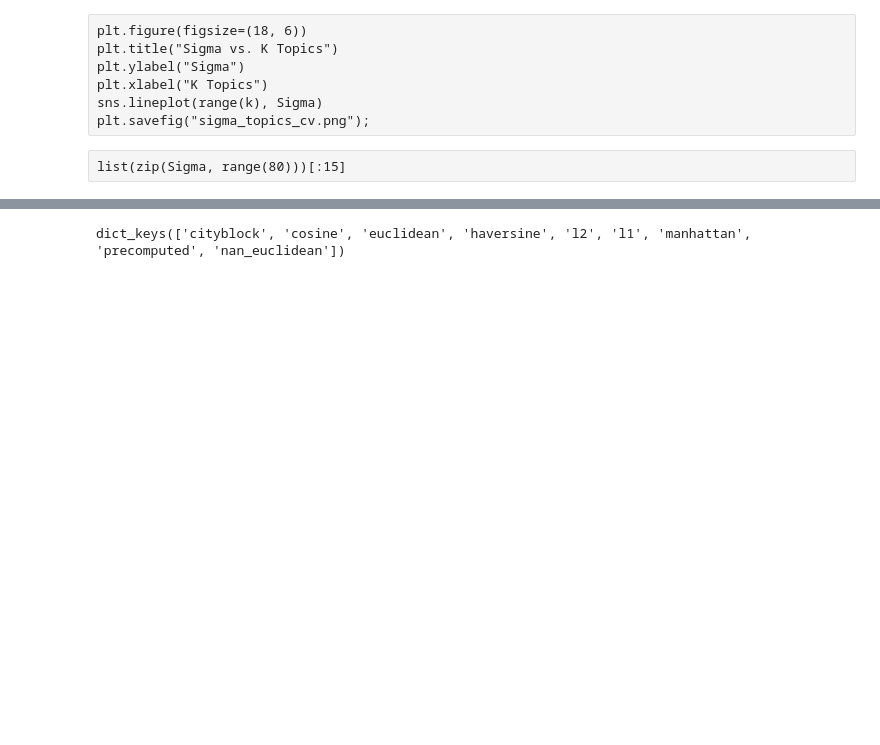
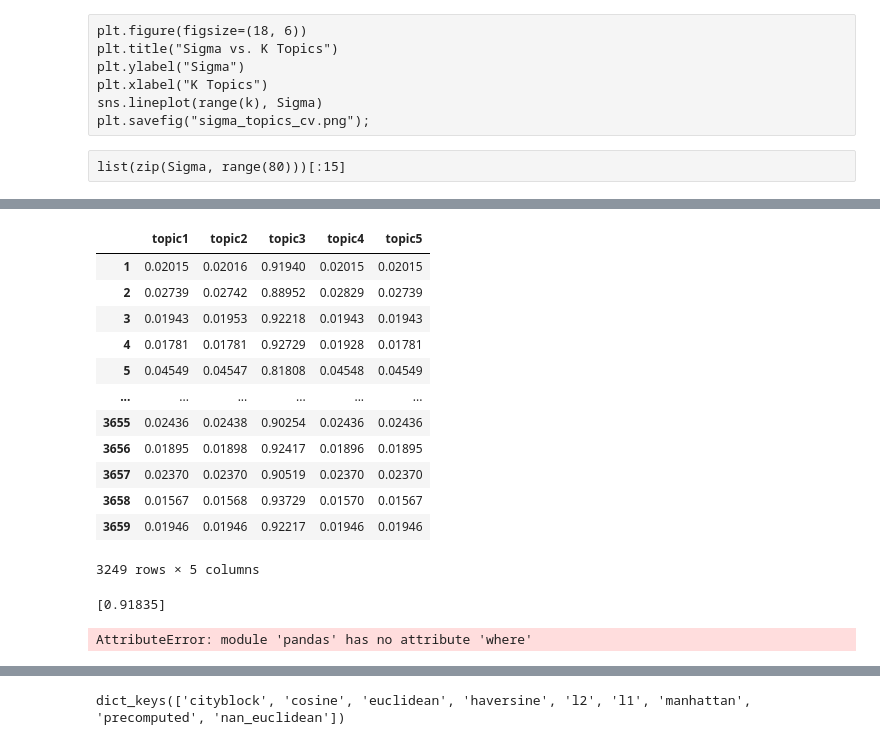
Before and after one commit to sizigia/controlledchaos, a Jupyter notebook: notebooks/3_Cleaning Text.ipynb, the cells around one changed output, grey strips where cells are left out. Drawn from its saved outputs; the diff is of its cells as text; code cells hidden in the pictures; blank space fills up the shorter version.

Commit message:
searching params for GridSearchCV, and explorations of topics

```diff
--- a/notebooks/3_Cleaning Text.ipynb
+++ b/notebooks/3_Cleaning Text.ipynb
@@ -269,0 +264,24 @@ topics.head(2)
+# %%
+doc_topic
+# %% [output]
+|  | topic1 | topic2 | topic3 | topic4 | topic5 |
+| 1 | 0.02015 | 0.02016 | 0.91940 | 0.02015 | 0.02015 |
+| 2 | 0.02739 | 0.02742 | 0.88952 | 0.02829 | 0.02739 |
+| 3 | 0.01943 | 0.01953 | 0.92218 | 0.01943 | 0.01943 |
+| 4 | 0.01781 | 0.01781 | 0.92729 | 0.01928 | 0.01781 |
+| 5 | 0.04549 | 0.04547 | 0.81808 | 0.04548 | 0.04549 |
+| ... | ... | ... | ... | ... | ... |
+| 3655 | 0.02436 | 0.02438 | 0.90254 | 0.02436 | 0.02436 |
+| 3656 | 0.01895 | 0.01898 | 0.92417 | 0.01896 | 0.01895 |
+| 3657 | 0.02370 | 0.02370 | 0.90519 | 0.02370 | 0.02370 |
+| 3658 | 0.01567 | 0.01568 | 0.93729 | 0.01570 | 0.01567 |
+| 3659 | 0.01946 | 0.01946 | 0.92217 | 0.01946 | 0.01946 |
+3249 rows × 5 columns
+# %%
+[e for e in doc_topic.iloc[0].values if (e >= doc_topic.iloc[0].values.max() / 4)]
+# %% [output]
+[0.91835]
+# %%
+doc_topic.iloc[0].where(doc_topic.iloc[0] > 10)
+# %% [output]
+AttributeError: module 'pandas' has no attribute 'where'
```
Also changed, not shown: parts of 29 cells of this notebook.
